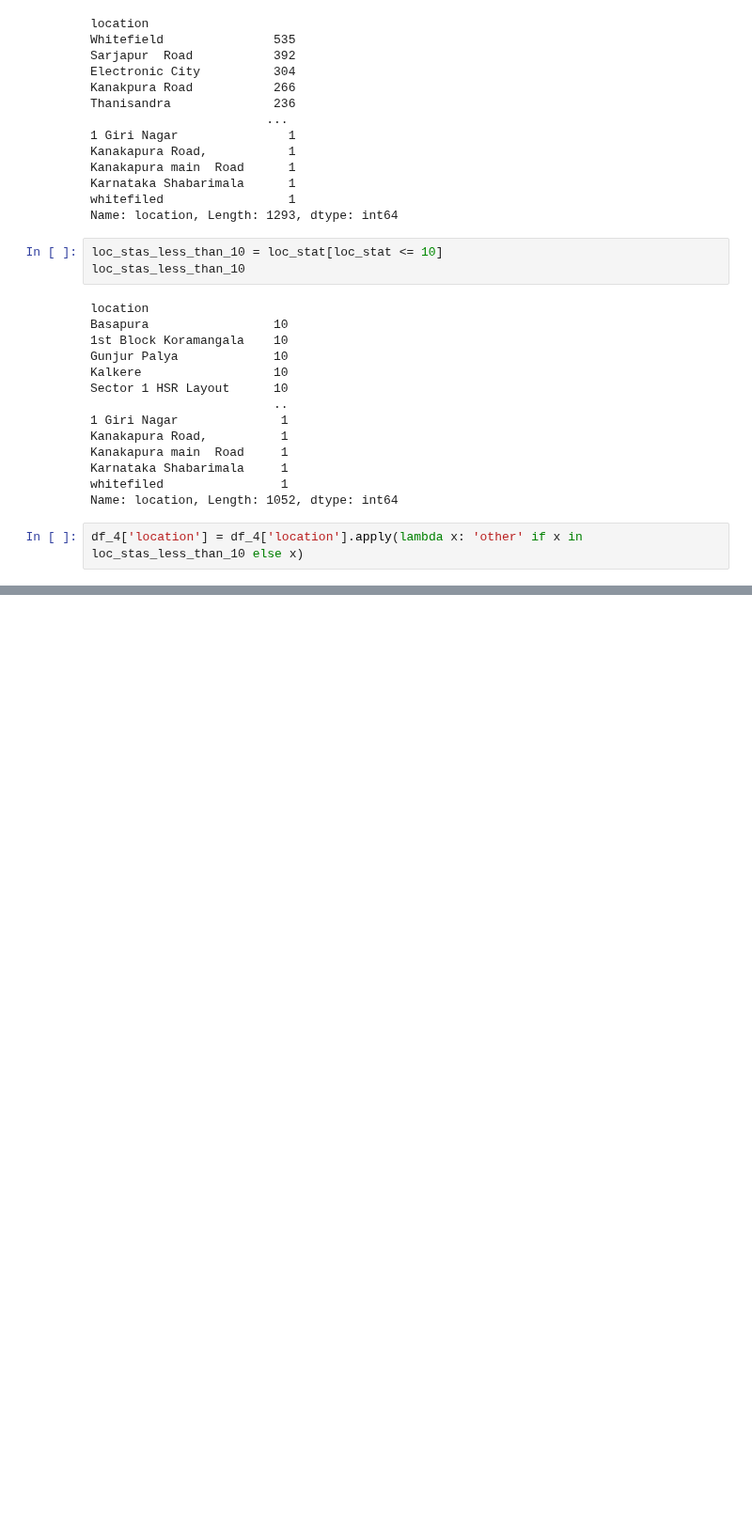
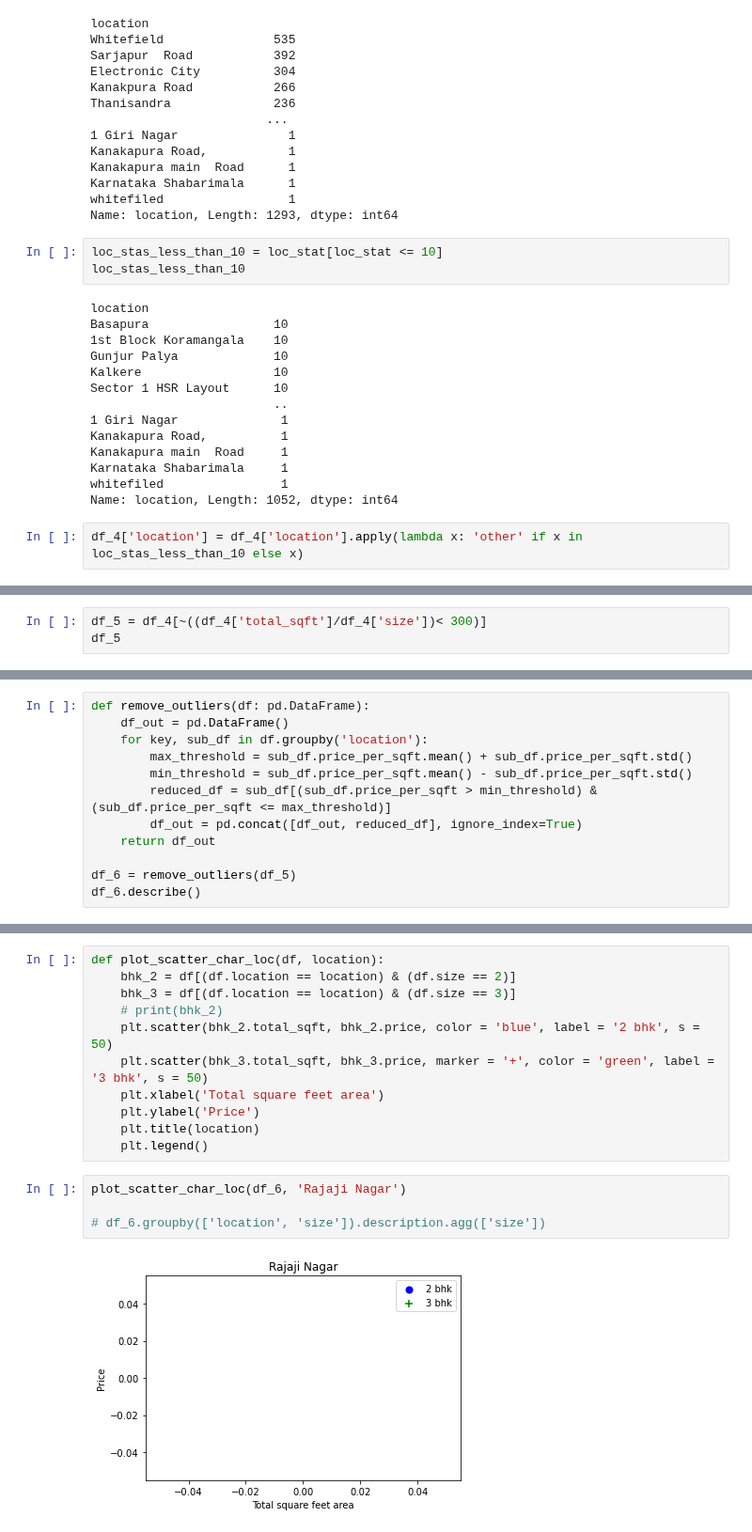
Before and after one commit to Anikeetgarg/ML-Practice-Repo, a Jupyter notebook: Bengluru_house_pred/Untitled.ipynb, the cells around one changed output, grey strips where cells are left out. Shown at 94% size. Saved outputs shown, nothing was run; the diff lists cells and outputs as text; blank space fills up the shorter version.

Commit message:
Removed outliers and did some more data cleaning

```diff
--- a/Bengluru_house_pred/Untitled.ipynb
+++ b/Bengluru_house_pred/Untitled.ipynb
@@ -237,0 +233,3 @@ Name: count, Length: 242, dtype: int64
+# %%
+df_5 = df_4[~((df_4['total_sqft']/df_4['size'])< 300)]
+df_5
@@ -237,0 +262,12 @@ Name: count, Length: 242, dtype: int64
+# %%
+def remove_outliers(df: pd.DataFrame):
+    df_out = pd.DataFrame()
+    for key, sub_df in df.groupby('location'):
+        max_threshold = sub_df.price_per_sqft.mean() + sub_df.price_per_sqft.std()
+        min_threshold = sub_df.price_per_sqft.mean() - sub_df.price_per_sqft.std()
+        reduced_df = sub_df[(sub_df.price_per_sqft > min_threshold) & (sub_df.price_per_sqft <= max_threshold)]
+        df_out = pd.concat([df_out, reduced_df], ignore_index=True)
+    return df_out
+
+df_6 = remove_outliers(df_5)
+df_6.describe()
@@ -237,0 +284,17 @@ Name: count, Length: 242, dtype: int64
+# %%
+def plot_scatter_char_loc(df, location):
+    bhk_2 = df[(df.location == location) & (df.size == 2)]
+    bhk_3 = df[(df.location == location) & (df.size == 3)]
+    # print(bhk_2)
+    plt.scatter(bhk_2.total_sqft, bhk_2.price, color = 'blue', label = '2 bhk', s = 50)
+    plt.scatter(bhk_3.total_sqft, bhk_3.price, marker = '+', color = 'green', label = '3 bhk', s = 50)
+    plt.xlabel('Total square feet area')
+    plt.ylabel('Price')
+    plt.title(location)
+    plt.legend()
+# %%
+plot_scatter_char_loc(df_6, 'Rajaji Nagar')
+
+# df_6.groupby(['location', 'size']).description.agg(['size'])
+# %% [output]
+[figure, added]
```
Also changed, not shown: parts of 8 cells of this notebook.
